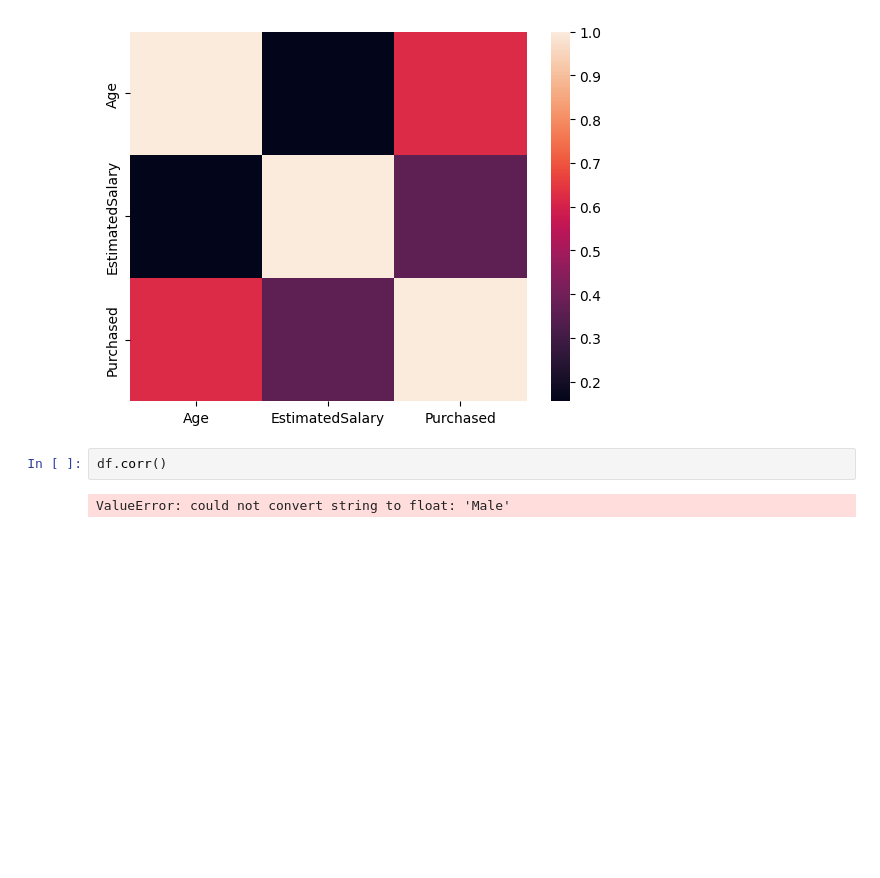
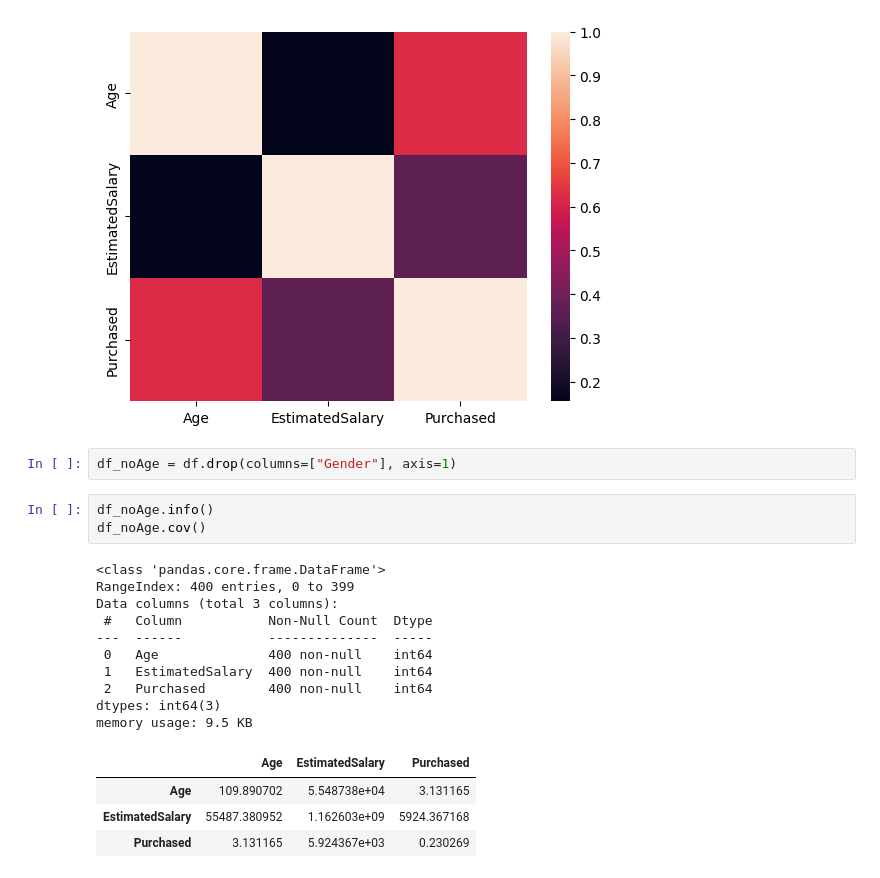
Before and after one commit to Bharat2310/ML-learning, a Jupyter notebook: feature_scaling/day32.ipynb, the cells around one changed output. Saved outputs shown, nothing was run; the diff lists cells and outputs as text; blank space fills up the shorter version.

```diff
--- a/feature_scaling/day32.ipynb
+++ b/feature_scaling/day32.ipynb
@@ -139,6 +143,22 @@ sns.heatmap(df.corr(numeric_only=True))
 <Axes: >
 [figure]
 # %%
-df.corr()
+df_noAge = df.drop(columns=["Gender"], axis=1)
-# %% [output]
-ValueError: could not convert string to float: 'Male'
+# %%
+df_noAge.info()
+df_noAge.cov()
+# %% [output]
+<class 'pandas.core.frame.DataFrame'>
+RangeIndex: 400 entries, 0 to 399
+Data columns (total 3 columns):
+ #   Column           Non-Null Count  Dtype
+---  ------           --------------  -----
+ 0   Age              400 non-null    int64
+ 1   EstimatedSalary  400 non-null    int64
+ 2   Purchased        400 non-null    int64
+dtypes: int64(3)
+memory usage: 9.5 KB
+|  | Age | EstimatedSalary | Purchased |
+| Age | 109.890702 | 5.548738e+04 | 3.131165 |
+| EstimatedSalary | 55487.380952 | 1.162603e+09 | 5924.367168 |
+| Purchased | 3.131165 | 5.924367e+03 | 0.230269 |
```
Also changed, not shown: parts of 1 cell of this notebook, 3 other files.
